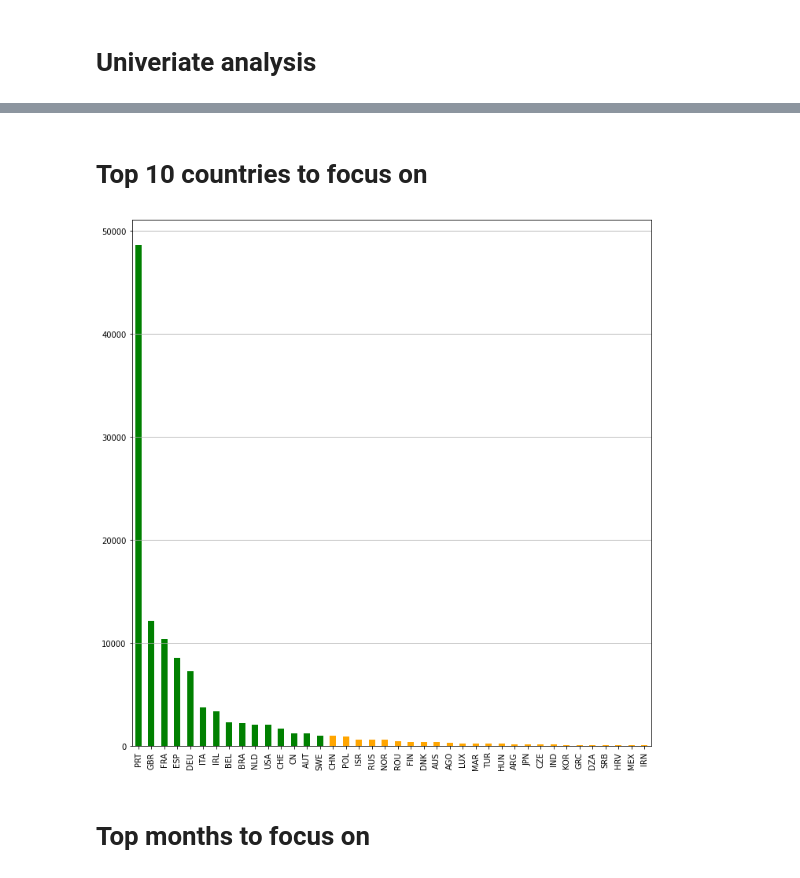
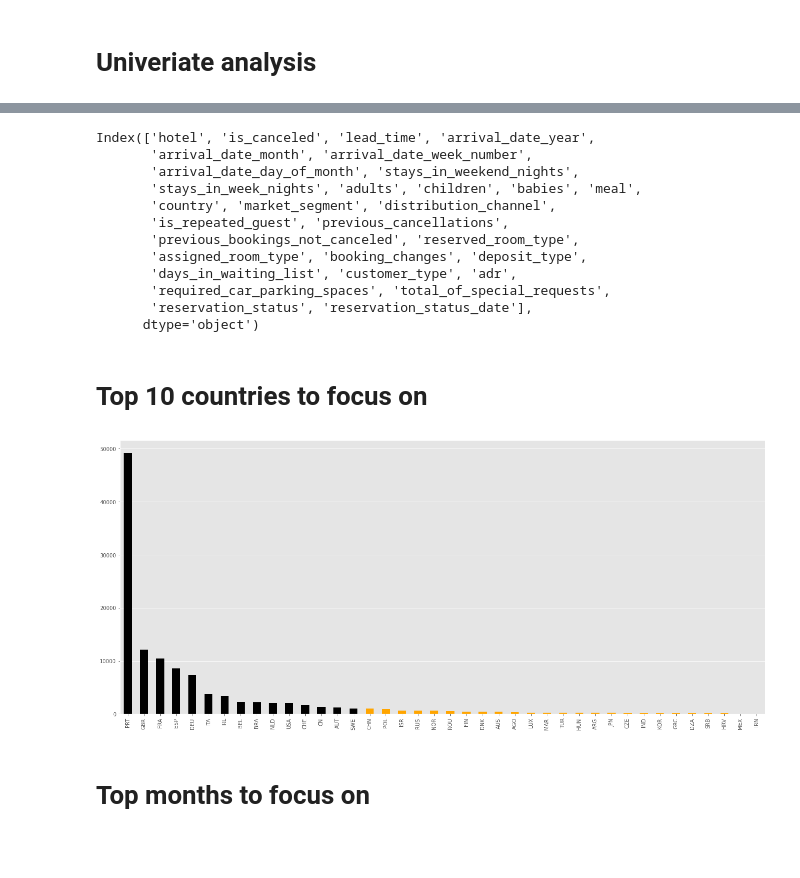
Before and after one commit to aynaval/Hotel-booking-analysis_EDA, a Jupyter notebook: EDA_Capstone_Project.ipynb, the cells around one changed output, grey strips where cells are left out. Cells and saved outputs as stored; diff of their text form; code cells hidden in the pictures; blank space fills up the shorter version.

```diff
--- a/EDA_Capstone_Project.ipynb
+++ b/EDA_Capstone_Project.ipynb
@@ -30,6 +30,9 @@ import pandas as pd
 %matplotlib inline
 import matplotlib.pyplot as plt
 import seaborn as sns
+plt.style.use('ggplot')
+
+from matplotlib import rcParams
 # %%
 data = pd.read_csv('/content/drive/MyDrive/Hotel booking analysis/Copy of Hotel Bookings.csv')
 # %%
@@ -324,0 +292,2 @@ Name: children, dtype: int64
+# %%
+data['country'].fillna('PRT',inplace=True)
@@ -383,0 +350,4 @@ plt.grid(axis = 'y')
+# %%
+
+rcParams['figure.figsize'] = 11.7,8.27
+sns.countplot(data['hotel'],palette="Set1")
@@ -384,15 +378,30 @@ plt.grid(axis = 'y')
+# %%
+data.columns
+# %% [output]
+Index(['hotel', 'is_canceled', 'lead_time', 'arrival_date_year',
+       'arrival_date_month', 'arrival_date_week_number',
+       'arrival_date_day_of_month', 'stays_in_weekend_nights',
+       'stays_in_week_nights', 'adults', 'children', 'babies', 'meal',
+       'country', 'market_segment', 'distribution_channel',
+       'is_repeated_guest', 'previous_cancellations',
+       'previous_bookings_not_canceled', 'reserved_room_type',
+       'assigned_room_type', 'booking_changes', 'deposit_type',
+       'days_in_waiting_list', 'customer_type', 'adr',
+       'required_car_parking_spaces', 'total_of_special_requests',
+       'reservation_status', 'reservation_status_date'],
+      dtype='object')
 # %% [markdown]
 # Top 10 countries to focus on
 # %%
-mask = data['country'].value_counts().index
-clrs = ['green' if (x in mask[:15]) else 'orange' for x in mask]
+ mask = data['country'].value_counts().index
+ clrs = ['black' if (x in mask[:15]) else 'orange' for x in mask]
 # %%
 # top 10 countries to focus on
-data['country'].value_counts()[:40].plot(kind='bar',figsize = (10,10),color=clrs);
-plt.grid(axis = 'y')
+data['country'].value_counts()[:40].plot(kind='bar',figsize = (18,8),color=clrs);
+plt.grid(axis = 'x')
 plt.tight_layout()
 # %% [output]
-[figure, old version]
+[figure, new version]
 # %% [markdown]
 # Top months to focus on
 # %%
```
Also changed, not shown: parts of 38 cells of this notebook.
